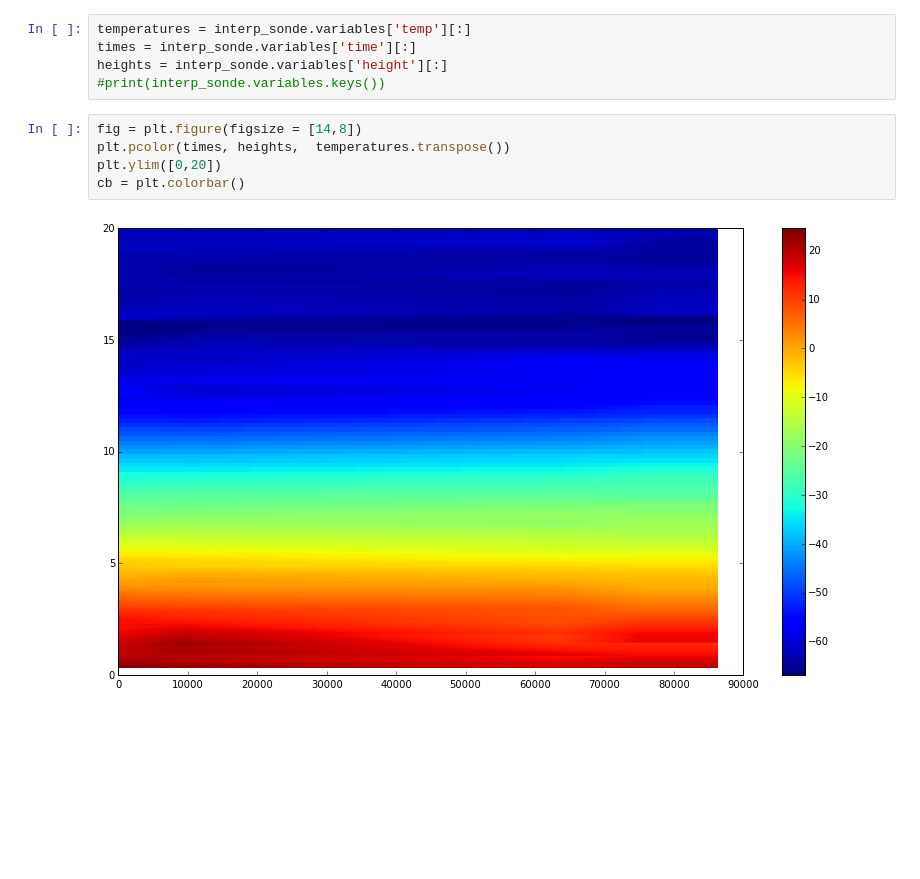
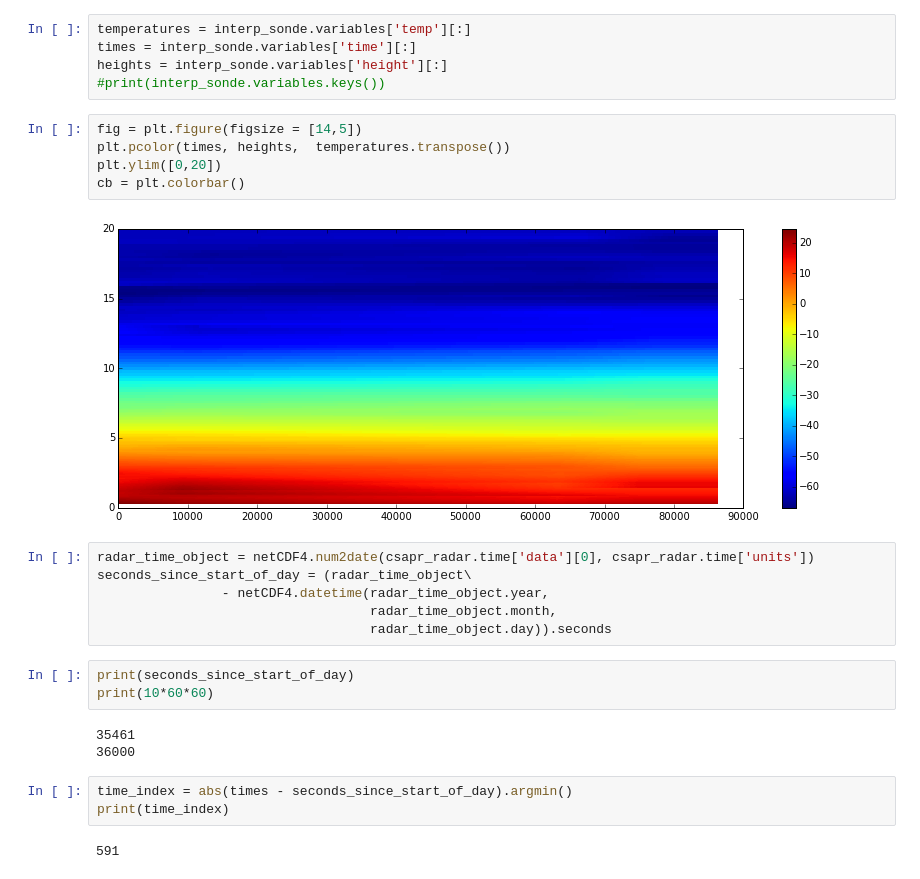
Before and after one commit to ANL-DIGR/openvap, a Jupyter notebook: development/cmac2/notebooks/2 Fuzzy Logic exploration, a simple stab.ipynb, the cells around one changed output. Drawn from its saved outputs; the diff is of its cells as text; blank space fills up the shorter version.

Commit message:
ADD: Second notebook with a first attempt at gate ID

```diff
--- a/development/cmac2/notebooks/2 Fuzzy Logic exploration, a simple stab.ipynb
+++ b/development/cmac2/notebooks/2 Fuzzy Logic exploration, a simple stab.ipynb
@@ -100,9 +100,26 @@ times = interp_sonde.variables['time'][:]
 heights = interp_sonde.variables['height'][:]
 #print(interp_sonde.variables.keys())
 # %%
-fig = plt.figure(figsize = [14,8])
+fig = plt.figure(figsize = [14,5])
 plt.pcolor(times, heights,  temperatures.transpose())
 plt.ylim([0,20])
 cb = plt.colorbar()
 # %% [output]
-[figure, old version]
+[figure, new version]
+# %%
+radar_time_object = netCDF4.num2date(csapr_radar.time['data'][0], csapr_radar.time['units'])
+seconds_since_start_of_day = (radar_time_object\
+                - netCDF4.datetime(radar_time_object.year,
+                                   radar_time_object.month,
+                                   radar_time_object.day)).seconds
+# %%
+print(seconds_since_start_of_day)
+print(10*60*60)
+# %% [output]
+35461
+36000
+# %%
+time_index = abs(times - seconds_since_start_of_day).argmin()
+print(time_index)
+# %% [output]
+591
```
